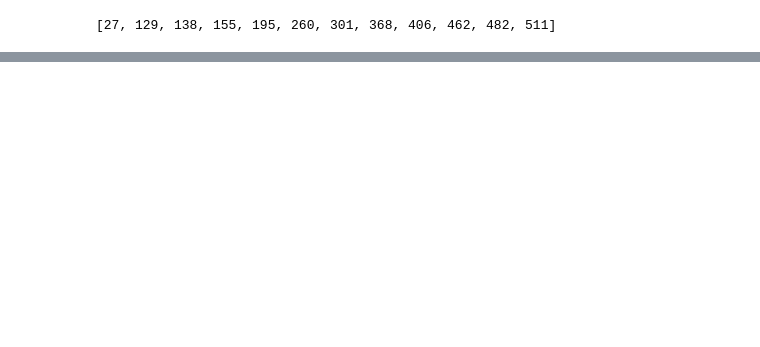
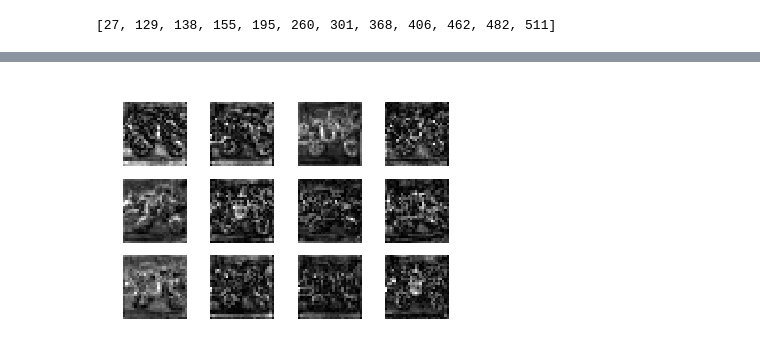
Before and after one commit to ArashAkbarinia/kernelphysiology, a Jupyter notebook: python/src/kernelphysiology/dl/keras/ipynbs/IdenticalNetworks/KernelWeightsComparison.ipynb, the cells around one changed output, grey strips where cells are left out. Cells and saved outputs as stored; diff of their text form; code cells hidden in the pictures; blank space fills up the shorter version.

```diff
--- a/python/src/kernelphysiology/dl/keras/ipynbs/IdenticalNetworksComparison.ipynb
+++ b/python/src/kernelphysiology/dl/keras/ipynbs/IdenticalNetworks/KernelWeightsComparison.ipynb
@@ -210,3 +316,7 @@ def plot_activities(activities, k):
+# %%
+plot_activities(abs(activities2 - activities3), kernels)
+# %% [output]
+[figure, added]
 # %%
 plot_activities(activities1, kernels)
 # %% [output]
```
Also changed, not shown: parts of 22 cells of this notebook, 2 other files.
